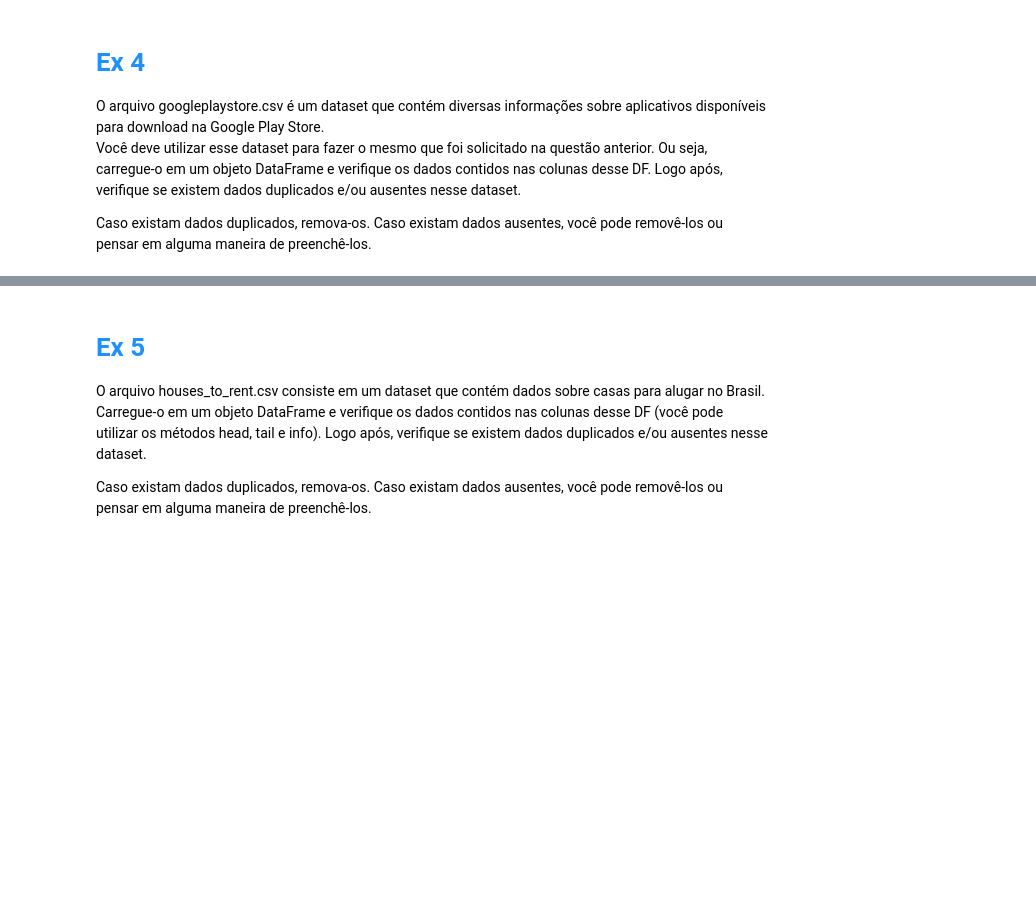
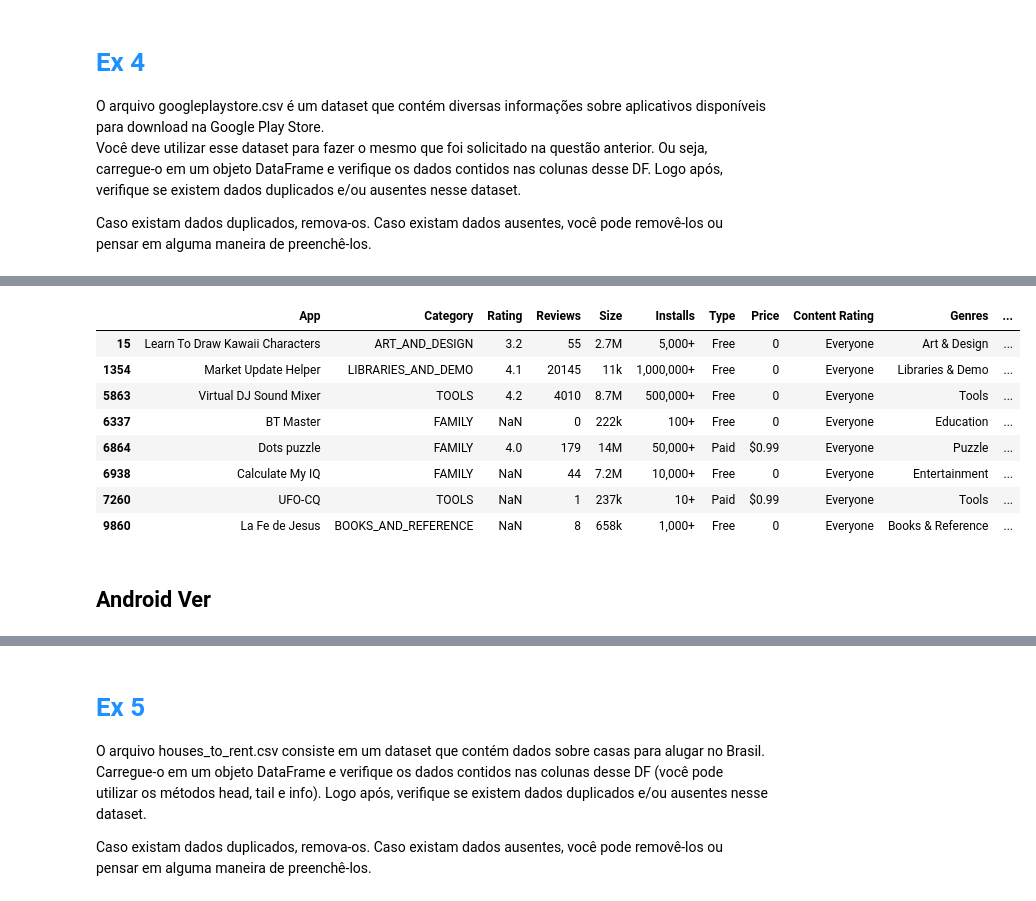
Before and after one commit to baiochi/LetsCode, a Jupyter notebook: Modulo 3 - Biblioteca e APIs/Exercícios/Pandas 2.ipynb, the cells around one changed output, grey strips where cells are left out. Drawn from its saved outputs; the diff is of its cells as text; code cells hidden in the pictures; blank space fills up the shorter version.

```diff
--- a/Modulo 3 - Biblioteca e APIs/Exercícios/Pandas 2.ipynb
+++ b/Modulo 3 - Biblioteca e APIs/Exercícios/Pandas 2.ipynb
@@ -39,0 +110,5 @@ Caso existam dados duplicados, remova-os. Caso existam dados ausentes, você pod
+# %%
+print("Removing duplicated lines...")
+df.drop_duplicates(inplace=True)
+print(f'Duplicated lines: {df.duplicated().sum()}\n')
+df.reset_index(drop=True ,inplace=True)
@@ -39,0 +151,9 @@ Caso existam dados duplicados, remova-os. Caso existam dados ausentes, você pod
+# %%
+# this row looks like Category info was removed and all the subsequent values were shifted to the left
+# adjusting this row by shifting values:
+df.loc[9990] = df.loc[9990].shift(1)
+# restore App value
+df.iloc[9990,0] = df.iloc[9990,1]
+# Add NA do Category value
+df.iloc[9990,1] = None
+df.iloc[9990]
@@ -39,0 +180,6 @@ Caso existam dados duplicados, remova-os. Caso existam dados ausentes, você pod
+# %%
+print(f"Number of Apss games: {df['Type'].value_counts()['Free']}")
+print(f"Number of Apps with Price = 0: {df['Price'].value_counts()['0']}")
+# set the Type to 'Free'
+df.loc[8667]['Type'] = 'Free'
+df.loc[8667]
@@ -39,0 +261,4 @@ Caso existam dados duplicados, remova-os. Caso existam dados ausentes, você pod
+# %%
+# value will be added to Tools since is a generic category
+df.loc[9990]['Genres'] = 'Tools'
+df.loc[9990]
@@ -39,0 +297,12 @@ Caso existam dados duplicados, remova-os. Caso existam dados ausentes, você pod
+# %%
+df[df['Current Ver'].isna()]
+# %% [output]
+|  | App | Category | Rating | Reviews | Size | Installs | Type | Price | Content Rating | Genres | ... |
+| 15 | Learn To Draw Kawaii Characters | ART_AND_DESIGN | 3.2 | 55 | 2.7M | 5,000+ | Free | 0 | Everyone | Art & Design | ... |
+| 1354 | Market Update Helper | LIBRARIES_AND_DEMO | 4.1 | 20145 | 11k | 1,000,000+ | Free | 0 | Everyone | Libraries & Demo | ... |
+| 5863 | Virtual DJ Sound Mixer | TOOLS | 4.2 | 4010 | 8.7M | 500,000+ | Free | 0 | Everyone | Tools | ... |
+| 6337 | BT Master | FAMILY | NaN | 0 | 222k | 100+ | Free | 0 | Everyone | Education | ... |
+| 6864 | Dots puzzle | FAMILY | 4.0 | 179 | 14M | 50,000+ | Paid | $0.99 | Everyone | Puzzle | ... |
+| 6938 | Calculate My IQ | FAMILY | NaN | 44 | 7.2M | 10,000+ | Free | 0 | Everyone | Entertainment | ... |
+| 7260 | UFO-CQ | TOOLS | NaN | 1 | 237k | 10+ | Paid | $0.99 | Everyone | Tools | ... |
+| 9860 | La Fe de Jesus | BOOKS_AND_REFERENCE | NaN | 8 | 658k | 1,000+ | Free | 0 | Everyone | Books & Reference | ... |
@@ -39,0 +312,2 @@ Caso existam dados duplicados, remova-os. Caso existam dados ausentes, você pod
+# %% [markdown]
+## Android Ver
```
Also changed, not shown: parts of 30 cells of this notebook.
